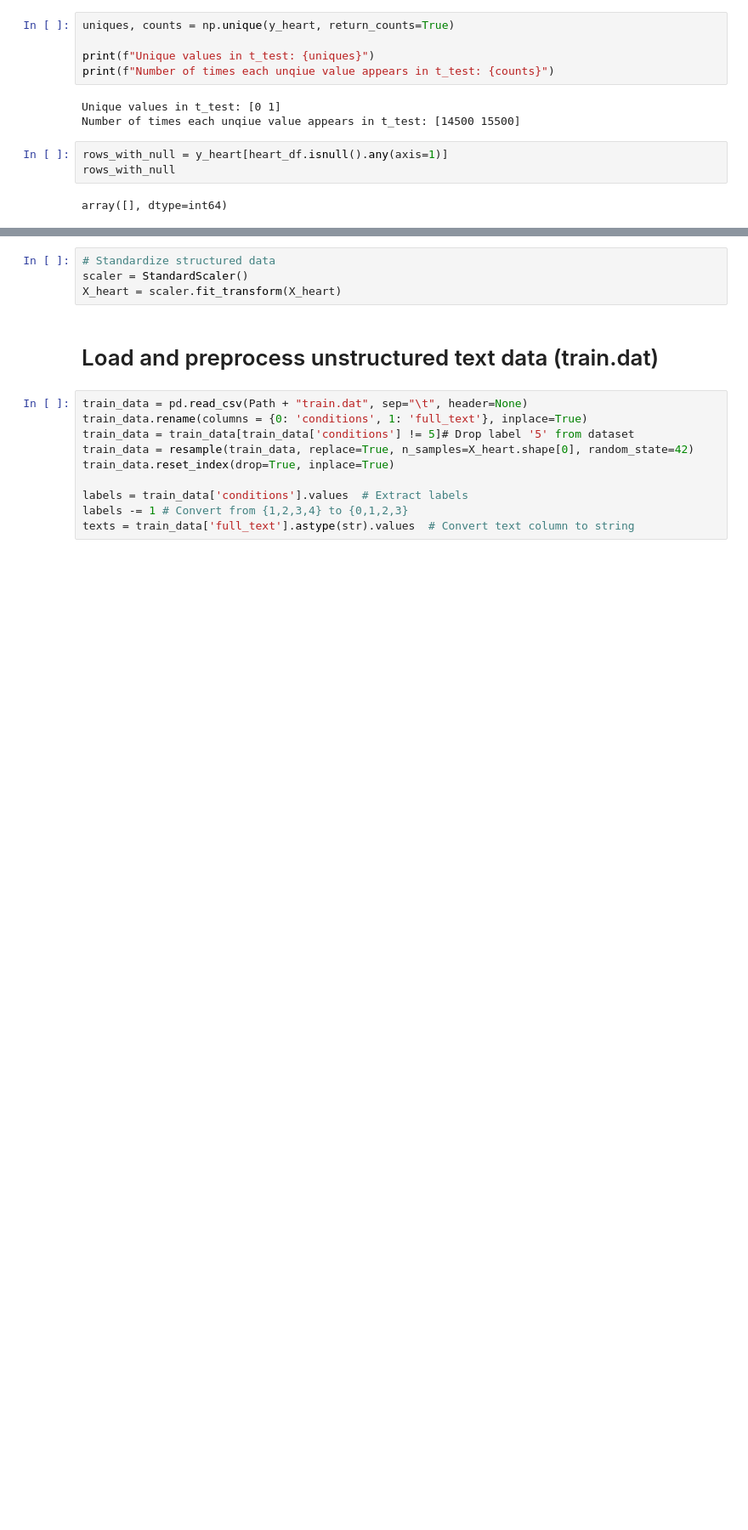
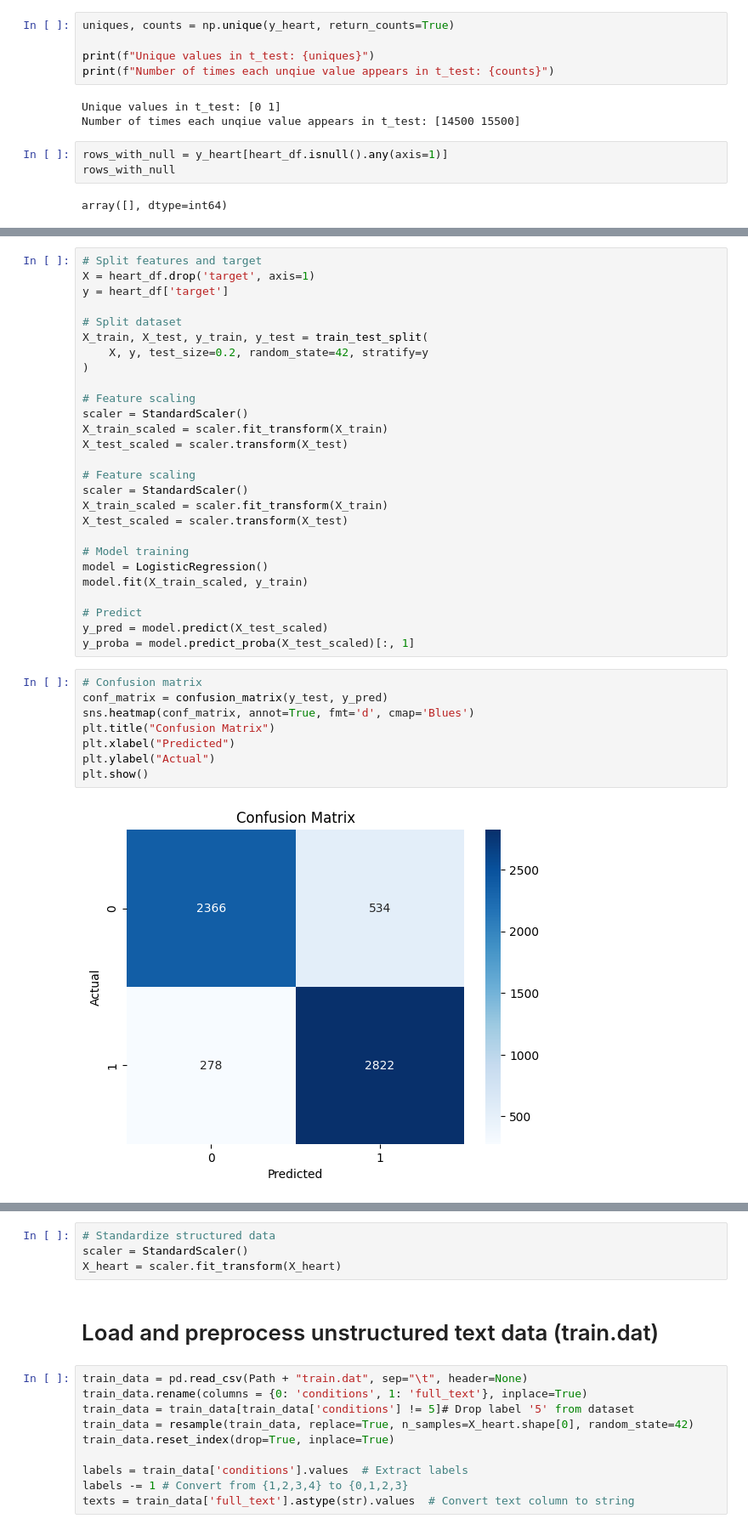
Before and after one commit to cnkouakou/ITC5154_clkouakou, a Jupyter notebook: 5154_Claude_Project.ipynb, the cells around one changed output, grey strips where cells are left out. Shown at 85% size. Cells and saved outputs as stored; diff of their text form; blank space fills up the shorter version.

Commit message:
Code updated to include the LogisticRegression Implementation

```diff
--- a/5154_Claude_Project.ipynb
+++ b/5154_Claude_Project.ipynb
@@ -105,0 +140,37 @@ array([], dtype=int64)
+# %%
+# Split features and target
+X = heart_df.drop('target', axis=1)
+y = heart_df['target']
+
+# Split dataset
+X_train, X_test, y_train, y_test = train_test_split(
+    X, y, test_size=0.2, random_state=42, stratify=y
+)
+
+# Feature scaling
+scaler = StandardScaler()
+X_train_scaled = scaler.fit_transform(X_train)
+X_test_scaled = scaler.transform(X_test)
+
+# Feature scaling
+scaler = StandardScaler()
+X_train_scaled = scaler.fit_transform(X_train)
+X_test_scaled = scaler.transform(X_test)
+
+# Model training
+model = LogisticRegression()
+model.fit(X_train_scaled, y_train)
+
+# Predict
+y_pred = model.predict(X_test_scaled)
+y_proba = model.predict_proba(X_test_scaled)[:, 1]
+# %%
+# Confusion matrix
+conf_matrix = confusion_matrix(y_test, y_pred)
+sns.heatmap(conf_matrix, annot=True, fmt='d', cmap='Blues')
+plt.title("Confusion Matrix")
+plt.xlabel("Predicted")
+plt.ylabel("Actual")
+plt.show()
+# %% [output]
+[figure, added]
```
Also changed, not shown: parts of 8 cells of this notebook, 2 other files.
